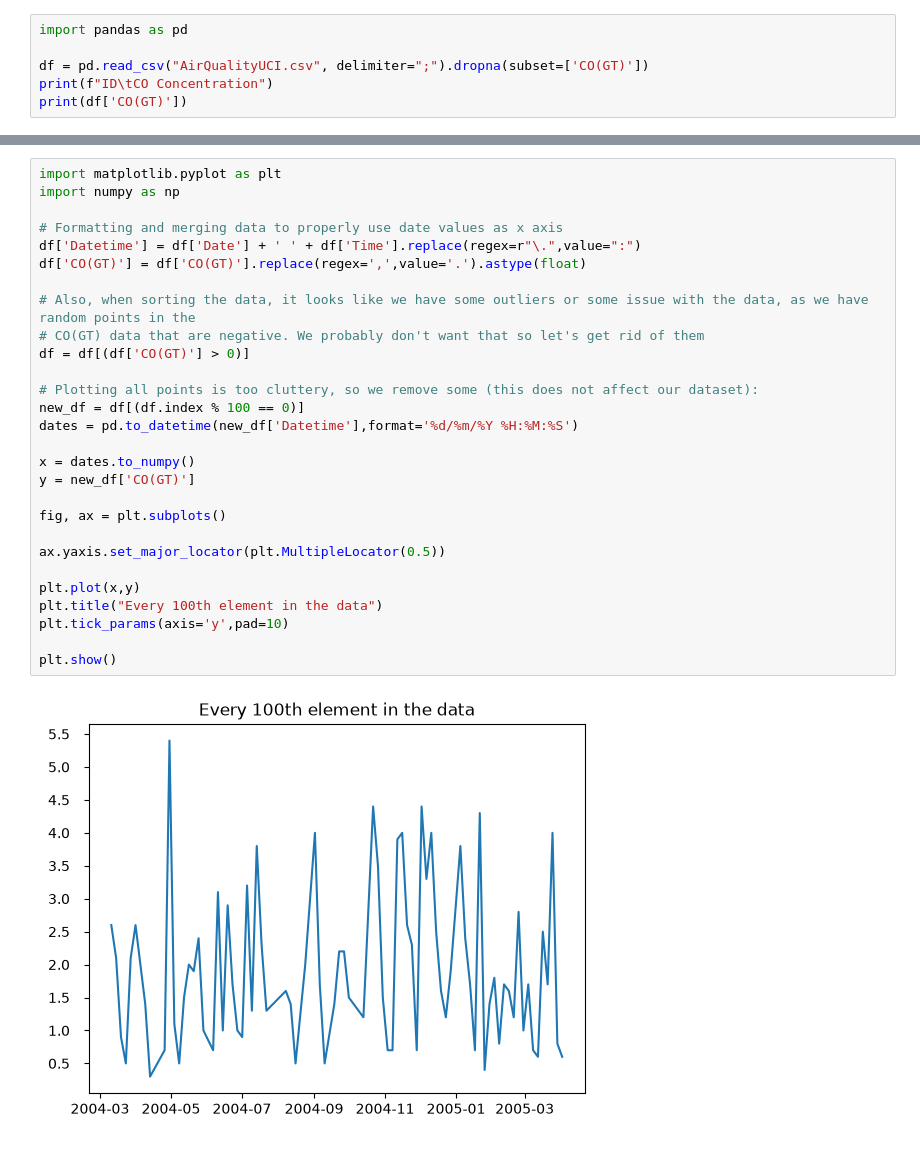
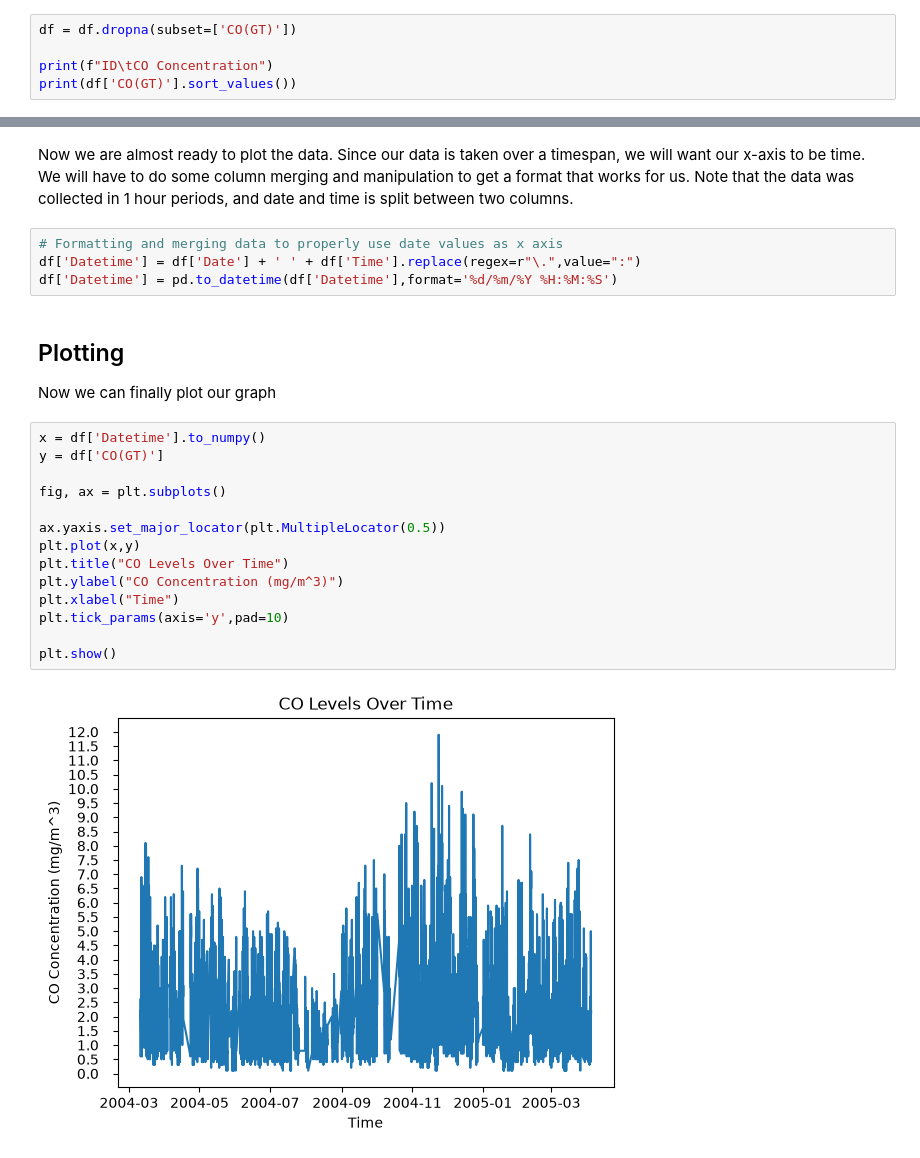
Before and after one commit to waffleshd/LSTM-training, a Jupyter notebook: lstm.ipynb, the cells around one changed output, grey strips where cells are left out. Saved outputs shown, nothing was run; the diff lists cells and outputs as text.

Commit message:
Data prep stage complete

```diff
--- a/lstm.ipynb
+++ b/lstm.ipynb
@@ -4,8 +36,7 @@
 # %%
-import pandas as pd
+df = df.dropna(subset=['CO(GT)'])
 
-df = pd.read_csv("AirQualityUCI.csv", delimiter=";").dropna(subset=['CO(GT)'])
 print(f"ID\tCO Concentration")
-print(df['CO(GT)'])
+print(df['CO(GT)'].sort_values())
 # %% [output]
 ID      CO Concentration
@@ -28,31 +77,26 @@ We can see that some elements seem to be NaN. When preprocessing this, we should
+# %% [markdown]
+Now we are almost ready to plot the data. Since our data is taken over a timespan, we will want our x-axis to be time. We will have to do some column merging and manipulation to get a format that works for us. Note that the data was collected in 1 hour periods, and date and time is split between two columns.
 # %%
-import matplotlib.pyplot as plt
-import numpy as np
-
 # Formatting and merging data to properly use date values as x axis
 df['Datetime'] = df['Date'] + ' ' + df['Time'].replace(regex=r"\.",value=":")
-df['CO(GT)'] = df['CO(GT)'].replace(regex=',',value='.').astype(float)
-
-# Also, when sorting the data, it looks like we have some outliers or some issue with the data, as we have random points in the
-# CO(GT) data that are negative. We probably don't want that so let's get rid of them
-df = df[(df['CO(GT)'] > 0)]
-
-# Plotting all points is too cluttery, so we remove some (this does not affect our dataset):
-new_df = df[(df.index % 100 == 0)]
-dates = pd.to_datetime(new_df['Datetime'],format='%d/%m/%Y %H:%M:%S')
-
-x = dates.to_numpy()
-y = new_df['CO(GT)']
-
-fig, ax = plt.subplots()
-
-ax.yaxis.set_major_locator(plt.MultipleLocator(0.5))
-
-plt.plot(x,y)
-plt.title("Every 100th element in the data")
-plt.tick_params(axis='y',pad=10)
-
-plt.show()
+df['Datetime'] = pd.to_datetime(df['Datetime'],format='%d/%m/%Y %H:%M:%S')
-# %% [output]
-[figure, removed]
+# %% [markdown]
+## Plotting
+Now we can finally plot our graph
+# %%
+x = df['Datetime'].to_numpy()
+y = df['CO(GT)']
+
+fig, ax = plt.subplots()
+
+ax.yaxis.set_major_locator(plt.MultipleLocator(0.5))
+plt.plot(x,y)
+plt.title("CO Levels Over Time")
+plt.ylabel("CO Concentration (mg/m^3)")
+plt.xlabel("Time")
+plt.tick_params(axis='y',pad=10)
+
+plt.show()
+# %% [output]
+[figure, added]
 # %% [markdown]
```
Also changed, not shown: parts of 10 cells of this notebook, 2 other files.
